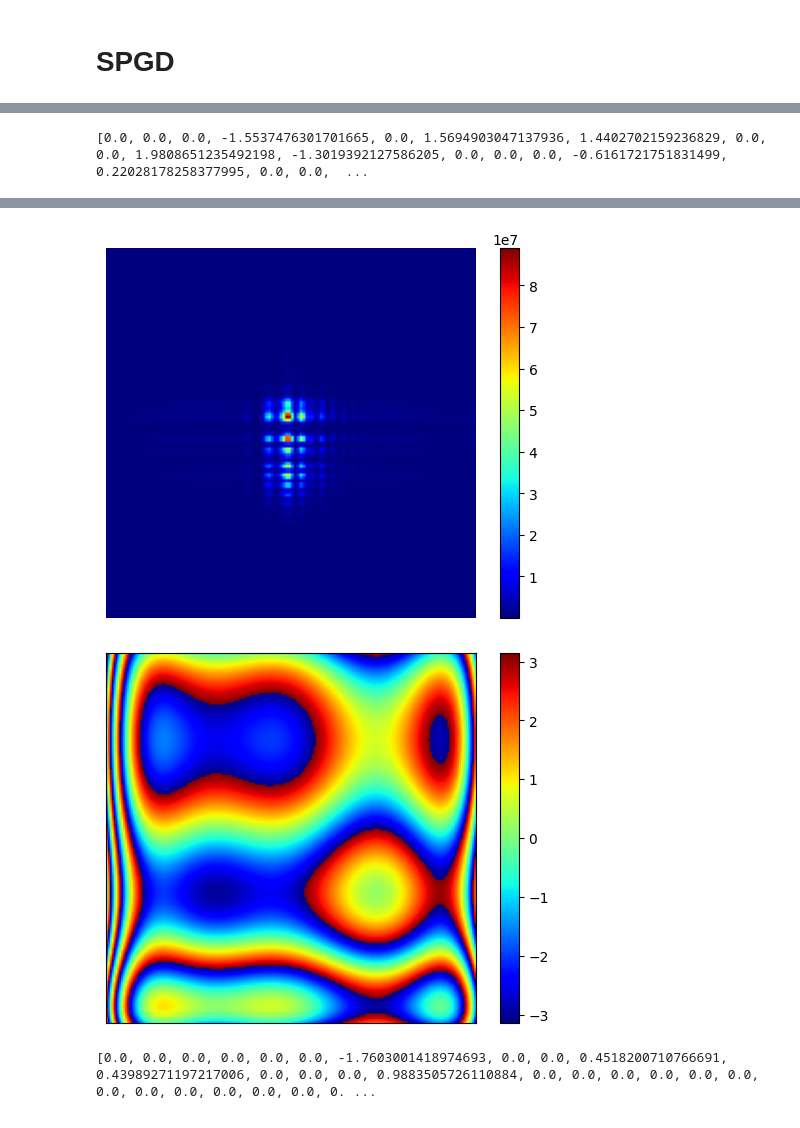
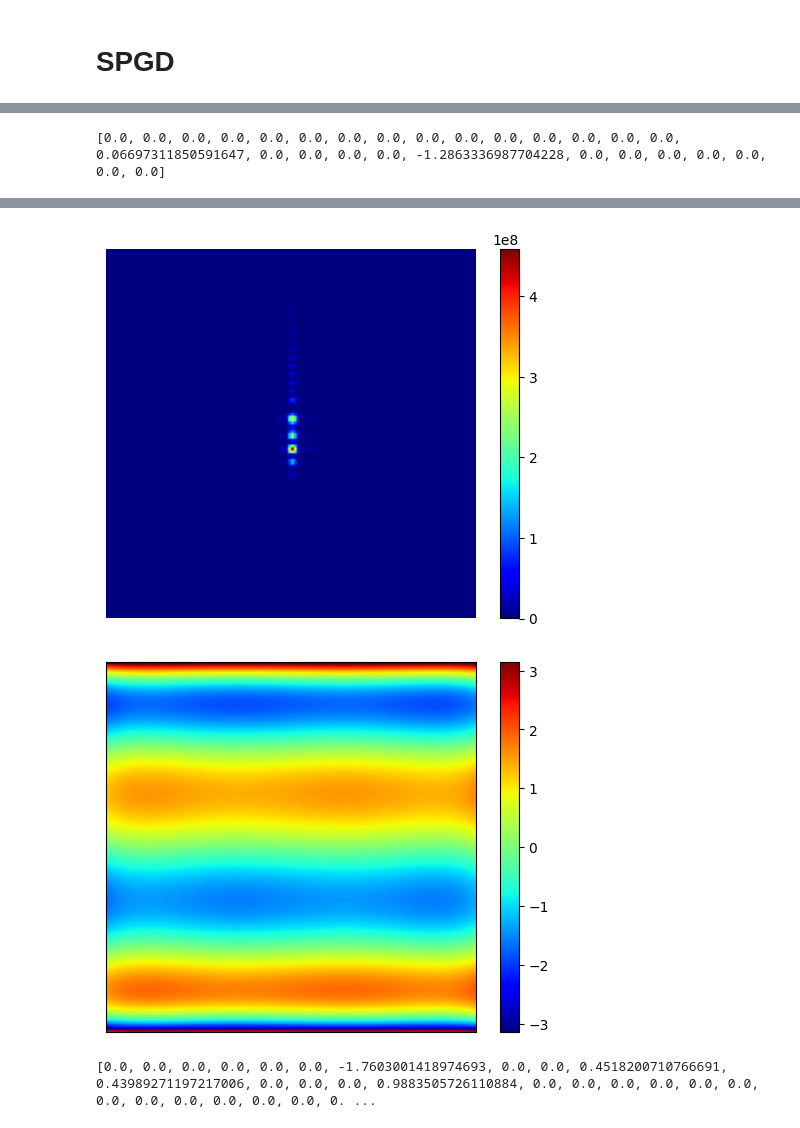
Before and after one commit to inagetsutomu/lab, a Jupyter notebook: SPGD.ipynb, the cells around one changed output, grey strips where cells are left out. Cells and saved outputs as stored; diff of their text form; code cells hidden in the pictures.

```diff
--- a/SPGD.ipynb
+++ b/SPGD.ipynb
@@ -861,7 +863,7 @@ def SPGD(limit, iterations=100, rate=0.5, num=10, rho=0.99, lr = 10):
     plt.savefig(filename, dpi = 300, format= 'tiff')
     plt.show()
 # %%
-N = 10
+N = 2
 # n = 10
 
 coef_w = 4     # Legendre多項式の係数幅
@@ -873,12 +875,13 @@ print("Legendre dimension, mode : ", str(maxD) + ", " + str(mode))
 target = [random.uniform(0.0, coef_w)-coef_w/2 for i in range(N)]   # Legendre多項式の係数
 coef = [0.0] * mode
 
-coef[3], coef[5], coef[6], coef[9], coef[10], coef[14], coef[15], coef[20],coef[21], coef[27] = target
+# coef[3], coef[5], coef[6], coef[9], coef[10], coef[14], coef[15], coef[20],coef[21], coef[27] = target
 
 # coef[3], coef[5] = target
 # coef[6], coef[9] = target
 # coef[10], coef[14] = target
-# coef[15], coef[20] = target
+coef[15], coef[20] = target
+# coef[21], coef[27] = target
 
 # coef[6], coef[9], coef[10], coef[14] = target
 # coef[6], coef[9], coef[15], coef[20] = target
@@ -919,7 +918,7 @@ score = laplacian_score(img_total)
 now = datetime.now()
 timestamp = now.strftime("%Y%m%d_%H%M%S")
 print(timestamp)
-save_dir = f"./SPGD_各係数収差あり2次関数のみ最適化_{timestamp}"
+save_dir = f"./山登り_5次関数のみ_{timestamp}"
 save_images = f"{save_dir}/images"
 if not os.path.exists(save_images):
   os.makedirs(save_images)
@@ -980,5 +979,5 @@ plt.show()
 # %%
-SPGD(limit, iterations = 500, rate=0.15, num = 2)
+SPGD(limit, iterations = 250, rate=0.5, num = N)
 
 print(coef)
 pupil = make_wavefront_oblique(coef, theta_x, theta_y)
@@ -1061 +1060 @@ score : 0.03231082856655121, coef : [0.0, 0.0, 0.0, -1.5537476301701665, 0.0, 1.
-[0.0, 0.0, 0.0, -1.5537476301701665, 0.0, 1.5694903047137936, 1.4402702159236829, 0.0, 0.0, 1.9808651235492198, -1.3019392127586205, 0.0, 0.0, 0.0, -0.6161721751831499, 0.22028178258377995, 0.0, 0.0,  ...
+[0.0, 0.0, 0.0, 0.0, 0.0, 0.0, 0.0, 0.0, 0.0, 0.0, 0.0, 0.0, 0.0, 0.0, 0.0, 0.06697311850591647, 0.0, 0.0, 0.0, 0.0, -1.2863336987704228, 0.0, 0.0, 0.0, 0.0, 0.0, 0.0, 0.0]
@@ -1065,5 +1064,5 @@ score : 0.03231082856655121, coef : [0.0, 0.0, 0.0, -1.5537476301701665, 0.0, 1.
-[figure, old version]
+[figure, new version]
-[figure, old version]
+[figure, new version]
 # %%
 print(coef) #[0.0, 0.0, 0.0, 0.0, 0.0, 0.0, 0.0, 0.0, 0.0, 0.0, -0.2712794569066745, 0.0, 0.0, 0.0, 0.5174382182321128, 0.0, 0.0, 0.0, 0.0, 0.0, 0.0, 0.0, 0.0, 0.0, 0.0, 0.0, 0.0, 0.0]
 # %% [output]
```
Also changed, not shown: parts of 7 cells of this notebook, 1 other file.
